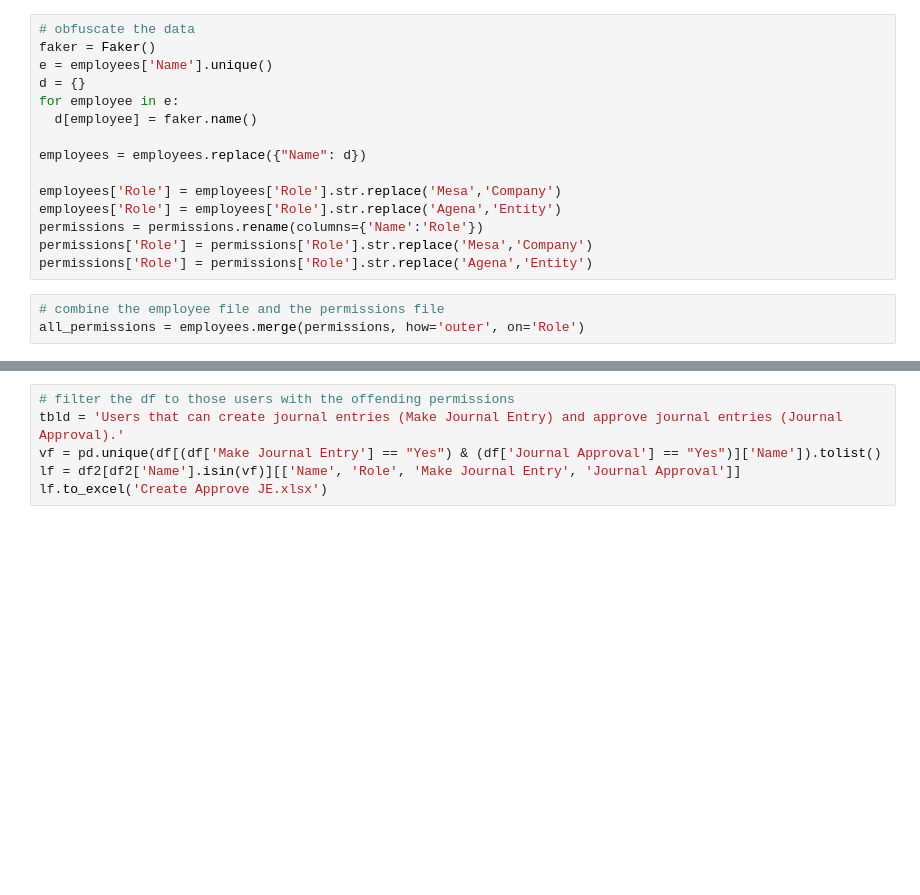
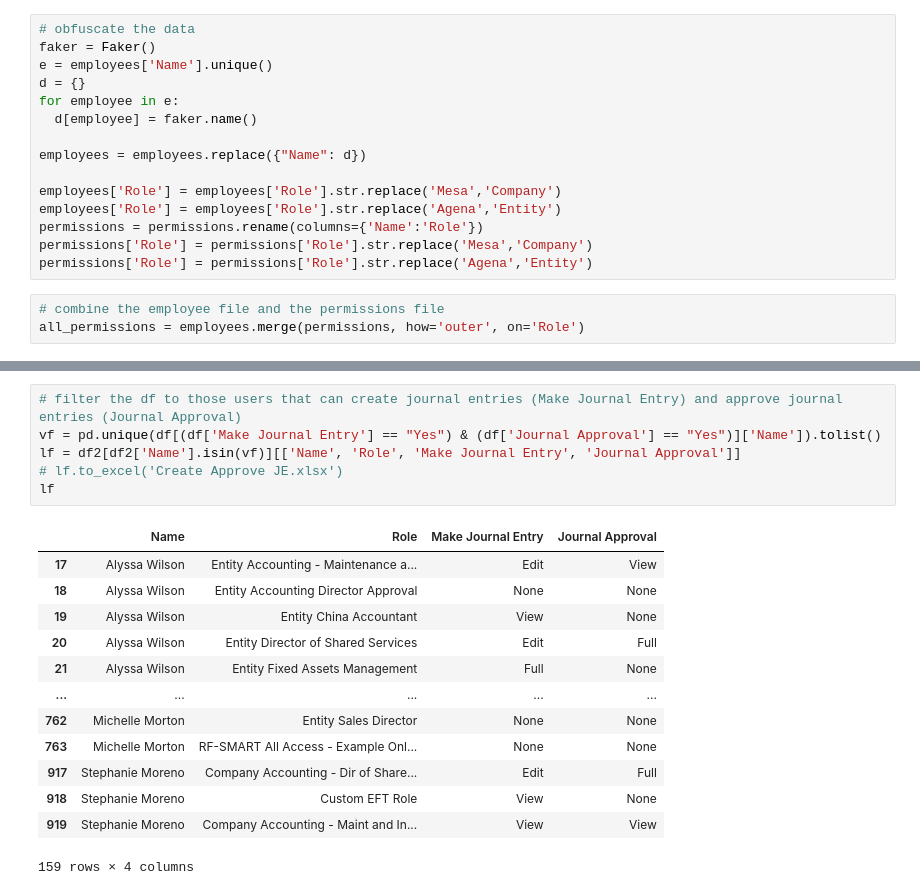
Before and after one commit to coltonwaynelawson/NetSuiteSOD, a Jupyter notebook: sod.ipynb, the cells around one changed output, grey strips where cells are left out. Saved outputs shown, nothing was run; the diff lists cells and outputs as text; blank space fills up the shorter version.

```diff
--- a/sod.ipynb
+++ b/sod.ipynb
@@ -71,8 +60,22 @@ df2.head()
 5 rows × 618 columns
 # %%
-# filter the df to those users with the offending permissions
-tbld = 'Users that can create journal entries (Make Journal Entry) and approve journal entries (Journal Approval).'
+# filter the df to those users that can create journal entries (Make Journal Entry) and approve journal entries (Journal Approval)
 vf = pd.unique(df[(df['Make Journal Entry'] == "Yes") & (df['Journal Approval'] == "Yes")]['Name']).tolist()
 lf = df2[df2['Name'].isin(vf)][['Name', 'Role', 'Make Journal Entry', 'Journal Approval']]
-lf.to_excel('Create Approve JE.xlsx')
+# lf.to_excel('Create Approve JE.xlsx')
+lf
+# %% [output]
+|  | Name | Role | Make Journal Entry | Journal Approval |
+| 17 | Alyssa Wilson | Entity Accounting - Maintenance a... | Edit | View |
+| 18 | Alyssa Wilson | Entity Accounting Director Approval | None | None |
+| 19 | Alyssa Wilson | Entity China Accountant | View | None |
+| 20 | Alyssa Wilson | Entity Director of Shared Services | Edit | Full |
+| 21 | Alyssa Wilson | Entity Fixed Assets Management | Full | None |
+| ... | ... | ... | ... | ... |
+| 762 | Michelle Morton | Entity Sales Director | None | None |
+| 763 | Michelle Morton | RF-SMART All Access - Example Onl... | None | None |
+| 917 | Stephanie Moreno | Company Accounting - Dir of Share... | Edit | Full |
+| 918 | Stephanie Moreno | Custom EFT Role | View | None |
+| 919 | Stephanie Moreno | Company Accounting - Maint and In... | View | View |
+159 rows × 4 columns
 # %%
```
Also changed, not shown: parts of 10 cells of this notebook.
